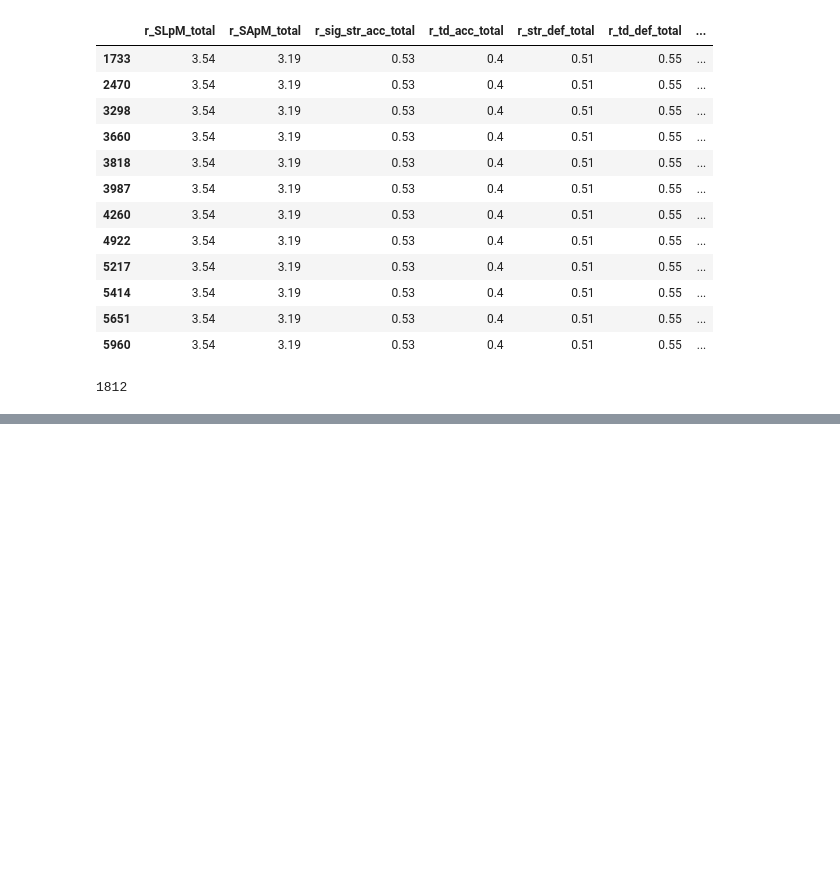
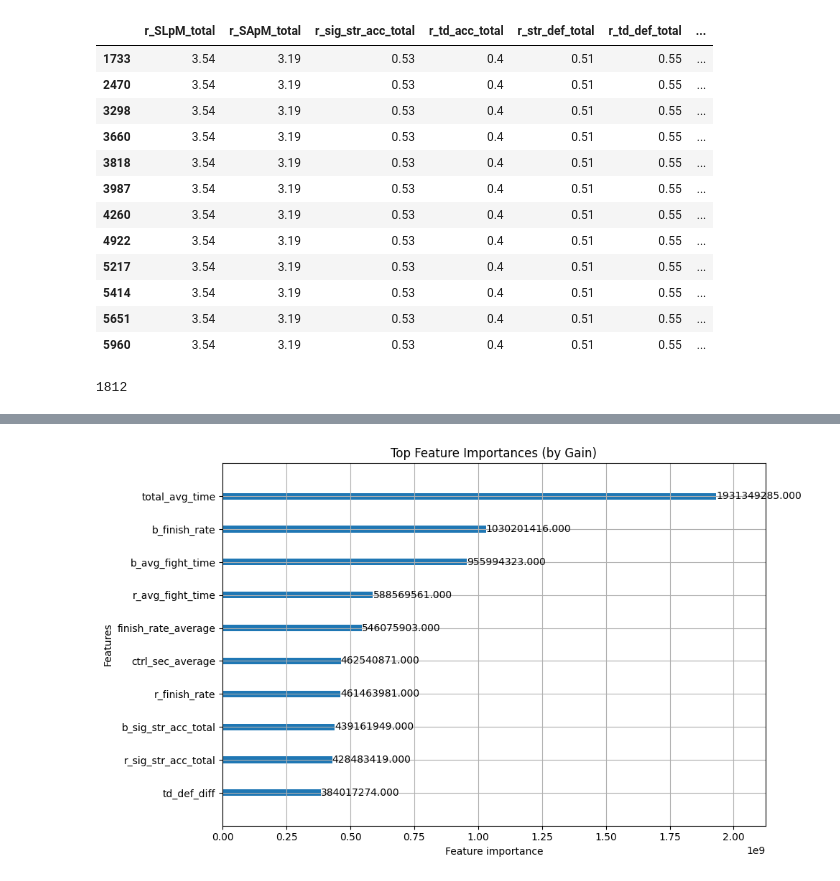
Before and after one commit to rishabkolan/Predicting-the-amount-of-time-a-UFC-fight-lasts, a Jupyter notebook: main.ipynb, the cells around one changed output, grey strips where cells are left out. Saved outputs shown, nothing was run; the diff lists cells and outputs as text; code cells hidden in the pictures; blank space fills up the shorter version.

```diff
--- a/main.ipynb
+++ b/main.ipynb
@@ -251,0 +416,4 @@ memory usage: 9.8 KB
+# %%
+average_stats = [feature.replace('_total', '_average').strip('r_') for feature in red_totals]
+average_stats[-1] = average_stats[-1] + '_average'
+average_stats
@@ -251,0 +432,34 @@ memory usage: 9.8 KB
+# %%
+def averages(three_rnd_X, red_totals, blue_totals, average_stats):
+  for n in np.arange(len(average_stats)):
+    three_rnd_X[average_stats[n]] = (three_rnd_X[red_totals[n]] + three_rnd_X[blue_totals[n]])/2
+
+
+  return three_rnd_X
+# %%
+three_rnd_X = averages(three_rnd_X, red_totals, blue_totals, average_stats)
+# %%
+X_train, X_test = train_test_split(three_rnd_X, test_size = 0.2, random_state = 42)
+train_set = lgb.Dataset(X_train.drop(columns = ['target']), label = X_train['target'])
+test_set = lgb.Dataset(X_test.drop(columns = ['target']), label = X_test['target'], reference = train_set)
+params = {
+    'objective': 'regression',
+    'metric': 'rmse',
+    'learning_rate': 0.01,
+    'num_leaves': 31,
+    'feature_fraction': 0.8,
+    'bagging_fraction': 0.8,
+    'bagging_freq': 5,
+    'verbosity': -1
+}
+
+lgb_model = lgb.train(
+    params,
+    train_set,
+    valid_sets=[train_set, test_set],
+    num_boost_round=1000,
+    callbacks=[
+        lgb.early_stopping(stopping_rounds=1000),
+        lgb.log_evaluation(period=100)
+    ]
+)
@@ -251,0 +480,7 @@ memory usage: 9.8 KB
+# %%
+lgb.plot_importance(lgb_model, max_num_features=20, importance_type='gain', figsize=(10, 6))
+plt.title("Top Feature Importances (by Gain)")
+plt.tight_layout()
+plt.show()
+# %% [output]
+[figure, added]
```
Also changed, not shown: parts of 36 cells of this notebook.
